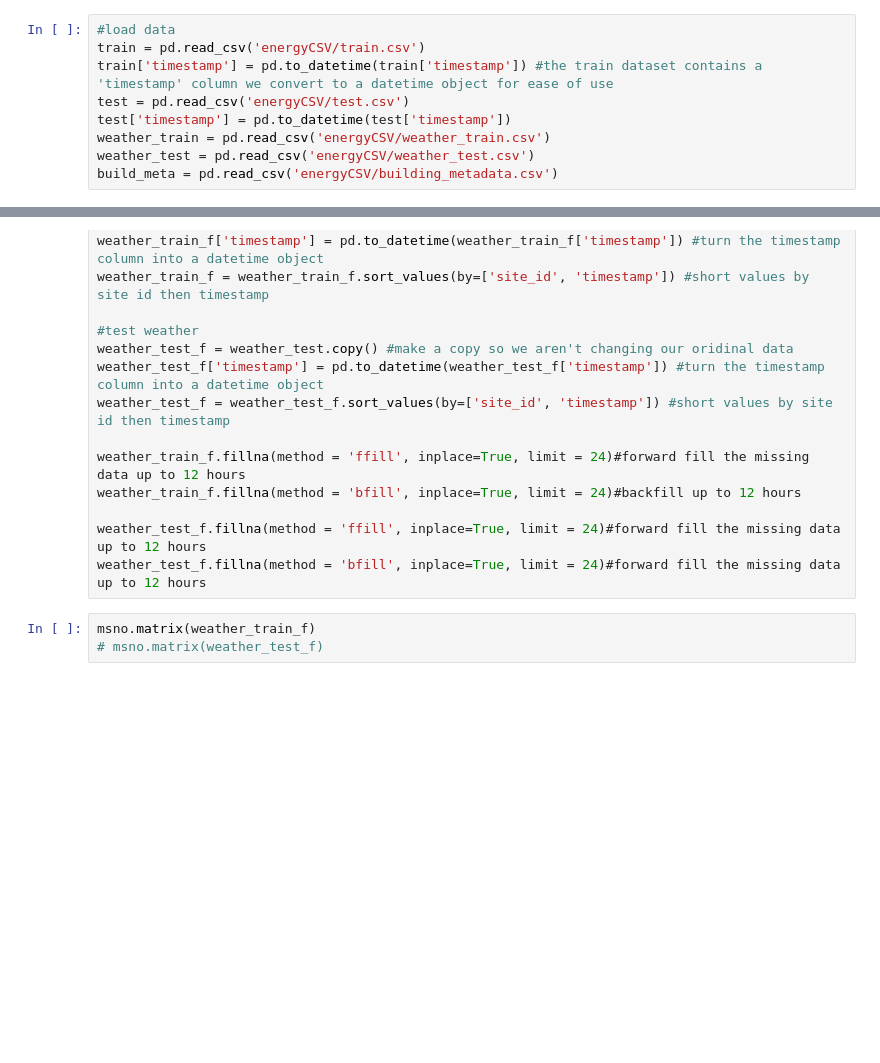
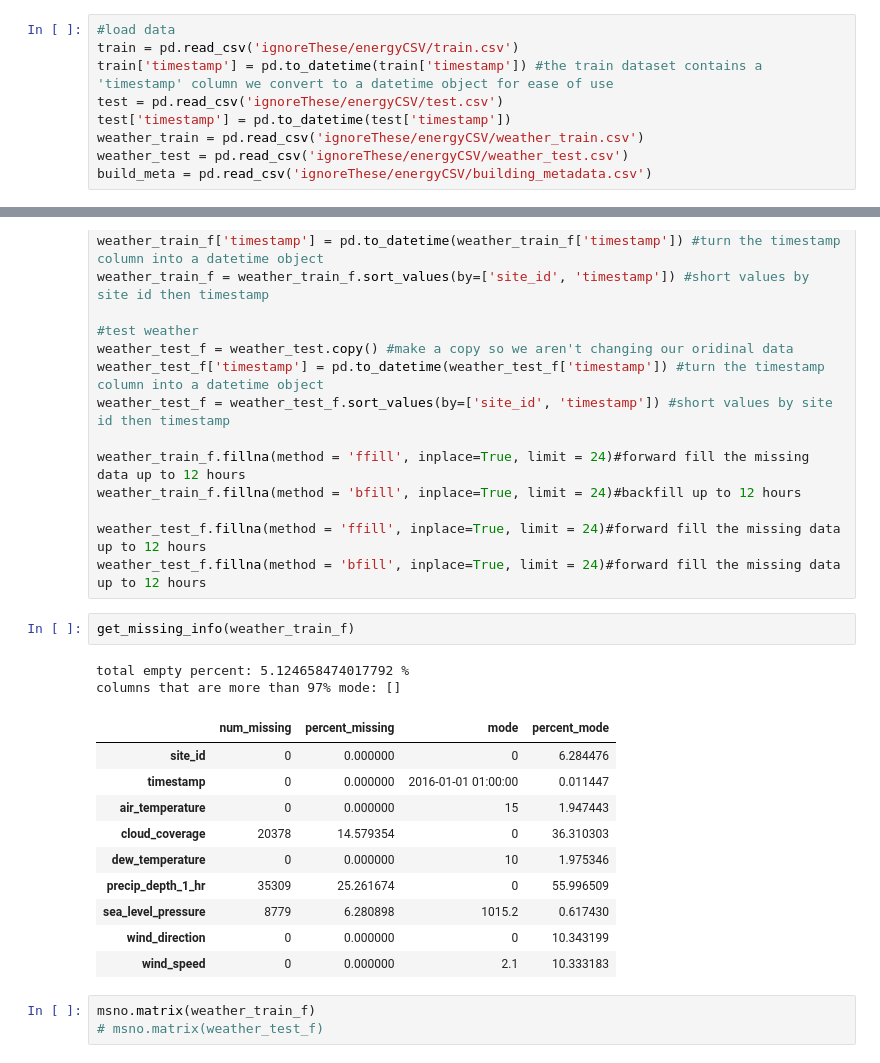
Before and after one commit to jpakele/capstone, a Jupyter notebook: workbooks/ashrae-energy-predictions-with-lightgbm.ipynb, the cells around one changed output, grey strips where cells are left out. Saved outputs shown, nothing was run; the diff lists cells and outputs as text; blank space fills up the shorter version.

```diff
--- a/workbooks/ashrae-energy-predictions-with-lightgbm.ipynb
+++ b/workbooks/ashrae-energy-predictions-with-lightgbm.ipynb
@@ -32,13 +32,13 @@ import seaborn as sns
 import pickle
 # %%
 #load data
-train = pd.read_csv('energyCSV/train.csv')
+train = pd.read_csv('ignoreThese/energyCSV/train.csv')
 train['timestamp'] = pd.to_datetime(train['timestamp']) #the train dataset contains a 'timestamp' column we convert to a datetime object for ease of use
-test = pd.read_csv('energyCSV/test.csv')
+test = pd.read_csv('ignoreThese/energyCSV/test.csv')
 test['timestamp'] = pd.to_datetime(test['timestamp'])
-weather_train = pd.read_csv('energyCSV/weather_train.csv')
-weather_test = pd.read_csv('energyCSV/weather_test.csv')
-build_meta = pd.read_csv('energyCSV/building_metadata.csv')
+weather_train = pd.read_csv('ignoreThese/energyCSV/weather_train.csv')
+weather_test = pd.read_csv('ignoreThese/energyCSV/weather_test.csv')
+build_meta = pd.read_csv('ignoreThese/energyCSV/building_metadata.csv')
 # %% [markdown]
 # <a id='2'>2. Missing Values</a>
 
@@ -128,6 +128,21 @@ weather_train_f.fillna(method = 'bfill', inplace=True, limit = 24)#backfill up t
 
 weather_test_f.fillna(method = 'ffill', inplace=True, limit = 24)#forward fill the missing data up to 12 hours
 weather_test_f.fillna(method = 'bfill', inplace=True, limit = 24)#forward fill the missing data up to 12 hours
+# %%
+get_missing_info(weather_train_f)
+# %% [output]
+total empty percent: 5.124658474017792 %
+columns that are more than 97% mode: []
+|  | num_missing | percent_missing | mode | percent_mode |
+| site_id | 0 | 0.000000 | 0 | 6.284476 |
+| timestamp | 0 | 0.000000 | 2016-01-01 01:00:00 | 0.011447 |
+| air_temperature | 0 | 0.000000 | 15 | 1.947443 |
+| cloud_coverage | 20378 | 14.579354 | 0 | 36.310303 |
+| dew_temperature | 0 | 0.000000 | 10 | 1.975346 |
+| precip_depth_1_hr | 35309 | 25.261674 | 0 | 55.996509 |
+| sea_level_pressure | 8779 | 6.280898 | 1015.2 | 0.617430 |
+| wind_direction | 0 | 0.000000 | 0 | 10.343199 |
+| wind_speed | 0 | 0.000000 | 2.1 | 10.333183 |
 # %%
 msno.matrix(weather_train_f)
 # msno.matrix(weather_test_f)
```
Also changed, not shown: parts of 4 cells of this notebook.
